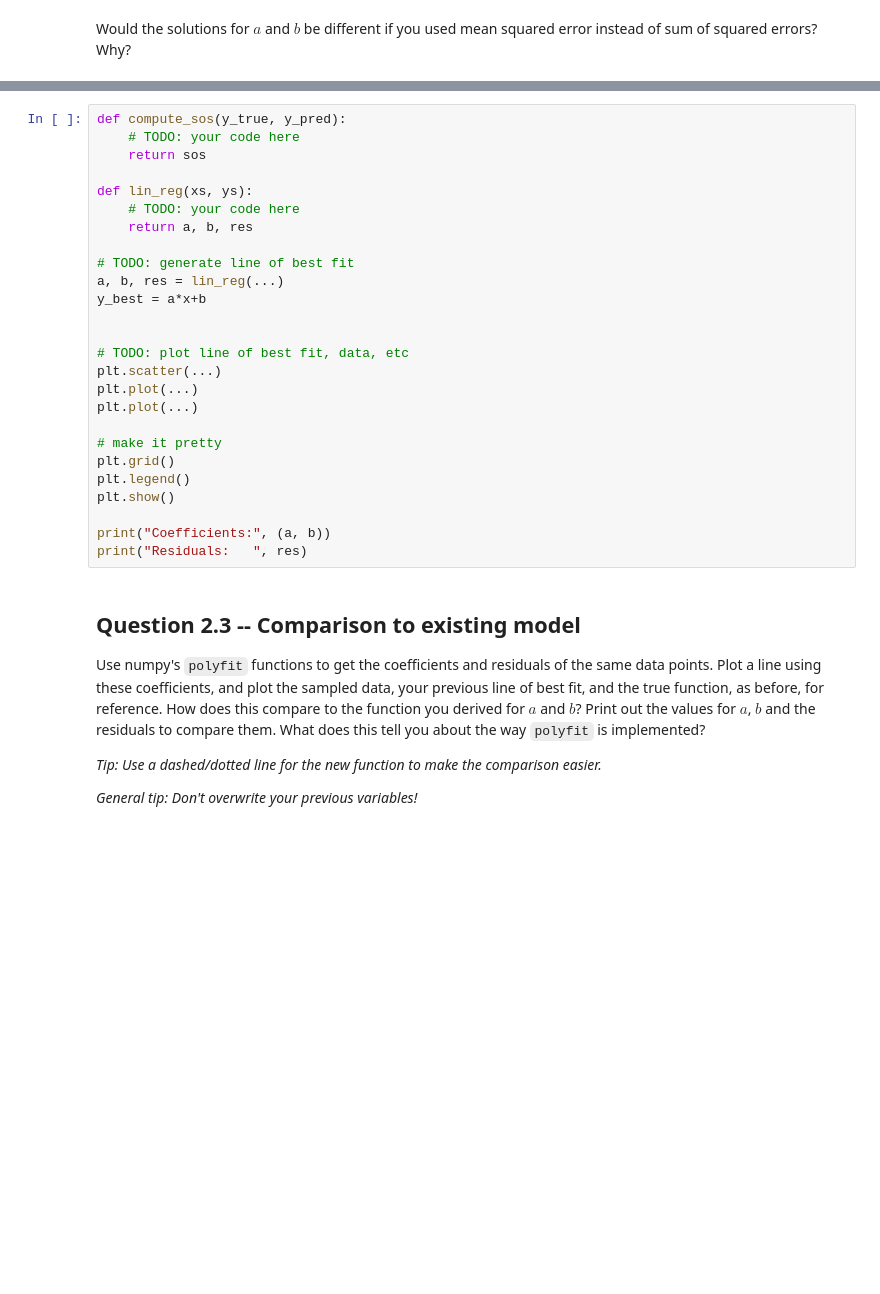
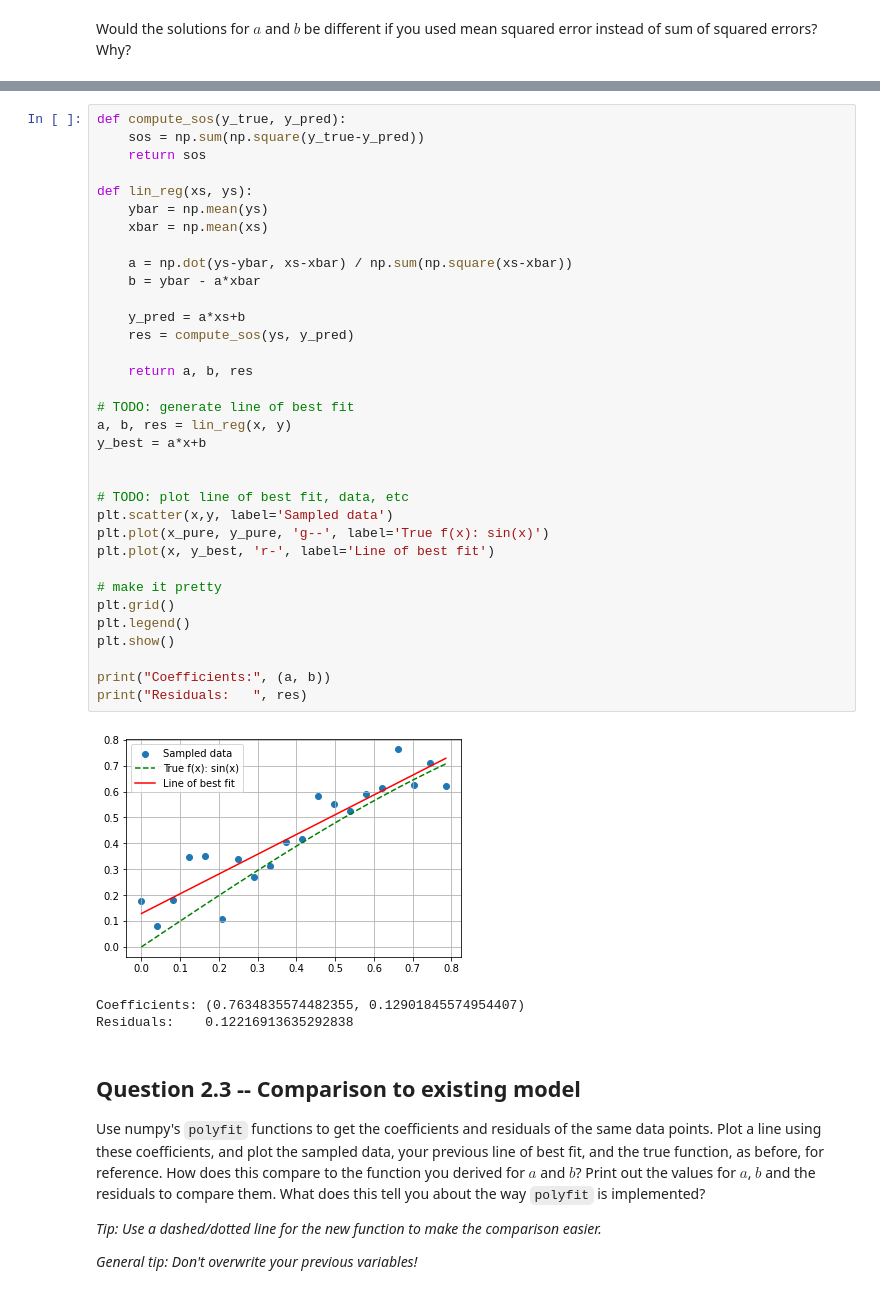
Before and after one commit to mhedeman/TuringMLDL2023Assignments, a Jupyter notebook: Week 1/Assignment 1 .ipynb, the cells around one changed output, grey strips where cells are left out. Saved outputs shown, nothing was run; the diff lists cells and outputs as text; blank space fills up the shorter version.

```diff
--- a/Week 1/Assignment 1 .ipynb
+++ b/Week 1/Assignment 1 .ipynb
@@ -107,30 +109,42 @@ You should get something similar to this:
 ![image.png](attachment:image.png)
 # %%
 def compute_sos(y_true, y_pred):
-    # TODO: your code here
+    sos = np.sum(np.square(y_true-y_pred))
     return sos
 
 def lin_reg(xs, ys):
-    # TODO: your code here
+    ybar = np.mean(ys)
+    xbar = np.mean(xs)
+
+    a = np.dot(ys-ybar, xs-xbar) / np.sum(np.square(xs-xbar))
+    b = ybar - a*xbar
+
+    y_pred = a*xs+b
+    res = compute_sos(ys, y_pred)
+
     return a, b, res
 
 # TODO: generate line of best fit
-a, b, res = lin_reg(...)
+a, b, res = lin_reg(x, y)
 y_best = a*x+b
 
 
 # TODO: plot line of best fit, data, etc
-plt.scatter(...)
-plt.plot(...)
-plt.plot(...)
+plt.scatter(x,y, label='Sampled data')
+plt.plot(x_pure, y_pure, 'g--', label='True f(x): sin(x)')
+plt.plot(x, y_best, 'r-', label='Line of best fit')
 
 # make it pretty
 plt.grid()
 plt.legend()
 plt.show()
 
 print("Coefficients:", (a, b))
 print("Residuals:   ", res)
+# %% [output]
+[figure, added]
+Coefficients: (0.7634835574482355, 0.12901845574954407)
+Residuals:    0.12216913635292838
 # %% [markdown]
 ## Question 2.3 -- Comparison to existing model
 
```
Also changed, not shown: parts of 11 cells of this notebook.
